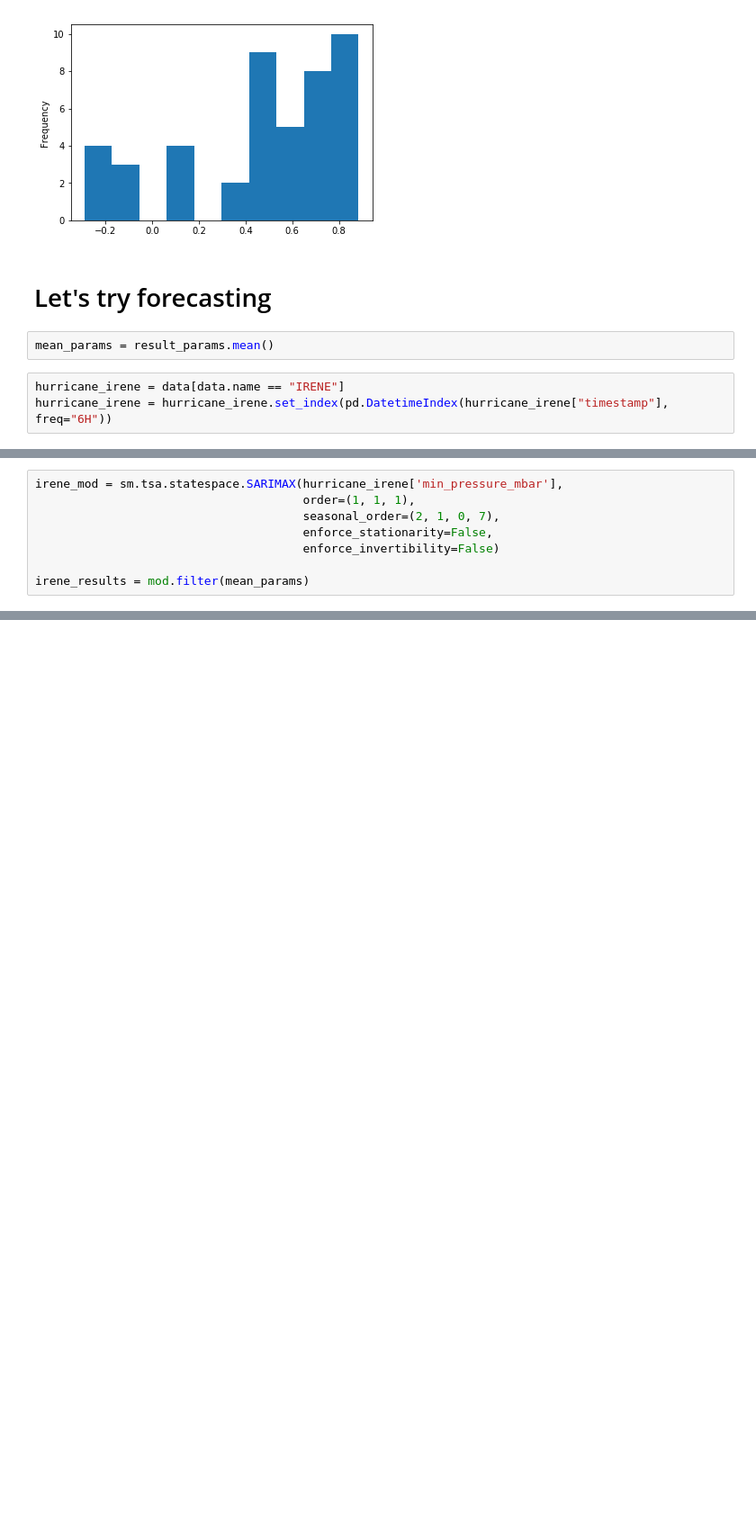
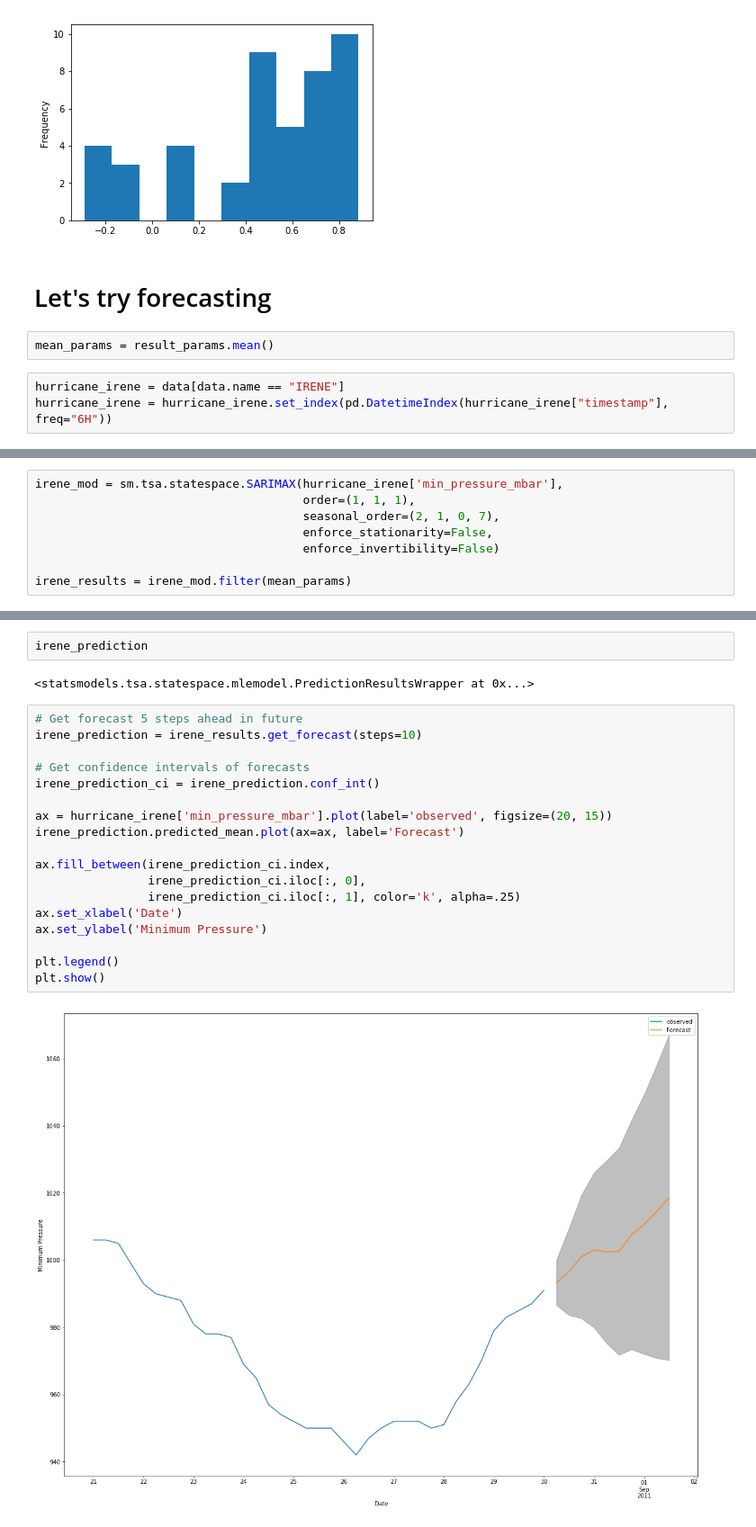
Before and after one commit to saad-usmani/hurricane_gary, a Jupyter notebook: SARIMAX model.ipynb, the cells around one changed output, grey strips where cells are left out. Shown at 90% size. Saved outputs shown, nothing was run; the diff lists cells and outputs as text; blank space fills up the shorter version.

```diff
--- a/SARIMAX model.ipynb
+++ b/SARIMAX model.ipynb
@@ -343,4 +343,4 @@ irene_mod = sm.tsa.statespace.SARIMAX(hurricane_irene['min_pressure_mbar'],
                                       enforce_stationarity=False,
                                       enforce_invertibility=False)
 
-irene_results = mod.filter(mean_params)
+irene_results = irene_mod.filter(mean_params)
@@ -351,0 +352,24 @@ irene_results.predict().plot()
+# %%
+irene_prediction
+# %% [output]
+<statsmodels.tsa.statespace.mlemodel.PredictionResultsWrapper at 0x...>
+# %%
+# Get forecast 5 steps ahead in future
+irene_prediction = irene_results.get_forecast(steps=10)
+
+# Get confidence intervals of forecasts
+irene_prediction_ci = irene_prediction.conf_int()
+
+ax = hurricane_irene['min_pressure_mbar'].plot(label='observed', figsize=(20, 15))
+irene_prediction.predicted_mean.plot(ax=ax, label='Forecast')
+
+ax.fill_between(irene_prediction_ci.index,
+                irene_prediction_ci.iloc[:, 0],
+                irene_prediction_ci.iloc[:, 1], color='k', alpha=.25)
+ax.set_xlabel('Date')
+ax.set_ylabel('Minimum Pressure')
+
+plt.legend()
+plt.show()
+# %% [output]
+[figure, added]
```
Also changed, not shown: parts of 3 cells of this notebook.
